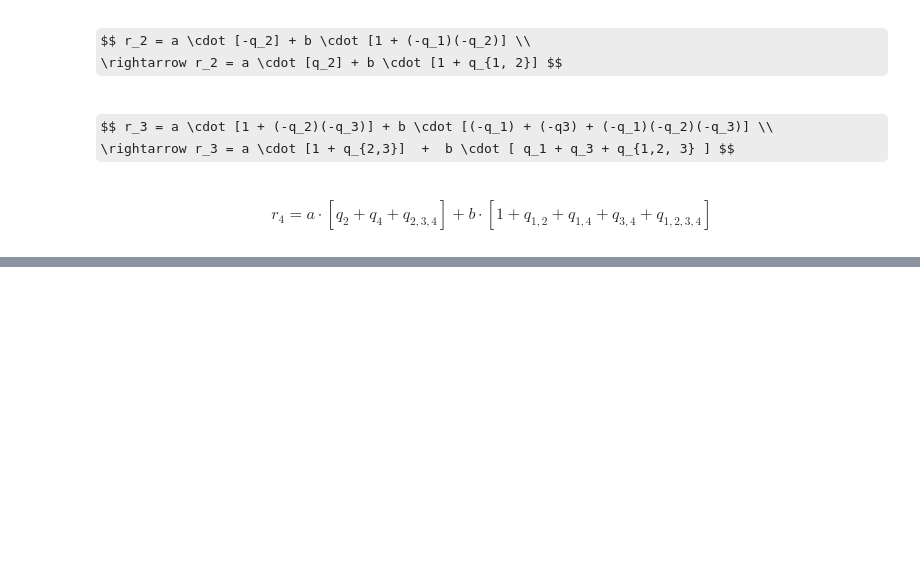
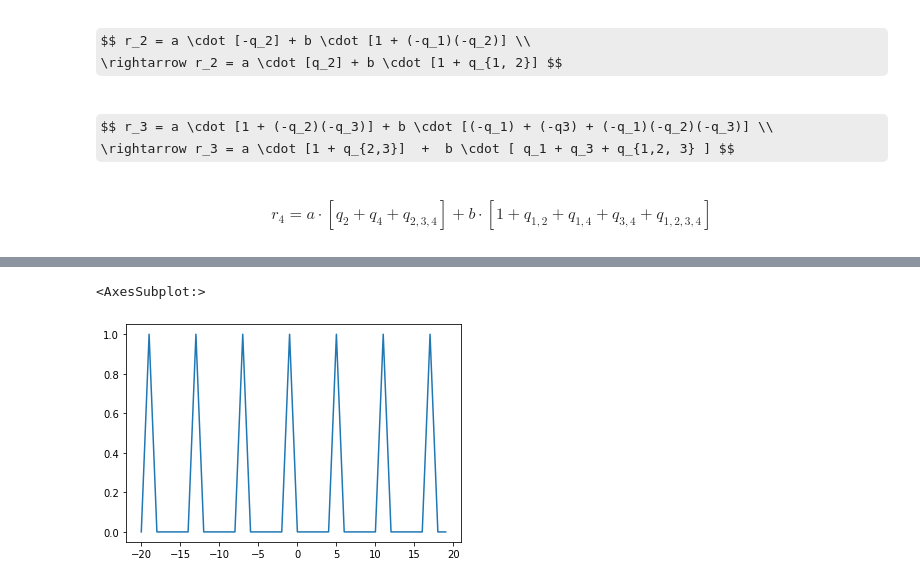
Before and after one commit to williamszk/statistical-learning, a Jupyter notebook: python_study/220609_01_modular_arithmatic/01.ipynb, the cells around one changed output, grey strips where cells are left out. Drawn from its saved outputs; the diff is of its cells as text; code cells hidden in the pictures; some formulas as TeX source; blank space fills up the shorter version.

```diff
--- a/python_study/220609_01_modular_arithmatic/01.ipynb
+++ b/python_study/220609_01_modular_arithmatic/01.ipynb
@@ -45,0 +53,8 @@ $$ r_4 = a  \cdot [q_2 + q_4 + q_{2,3,4}] + b \cdot [1 + q_{1, 2} + q_{1,4} + q_
+# %%
+range_inc =  range(-20, 20)
+answers = pd.Series([int((10*x + 5) % 12 == 7) for x in range(-20, 20)])
+answers.index = range_inc
+answers.plot()
+# %% [output]
+<AxesSubplot:>
+[figure, added]
```
Also changed, not shown: parts of 3 cells of this notebook, 4 other files.
